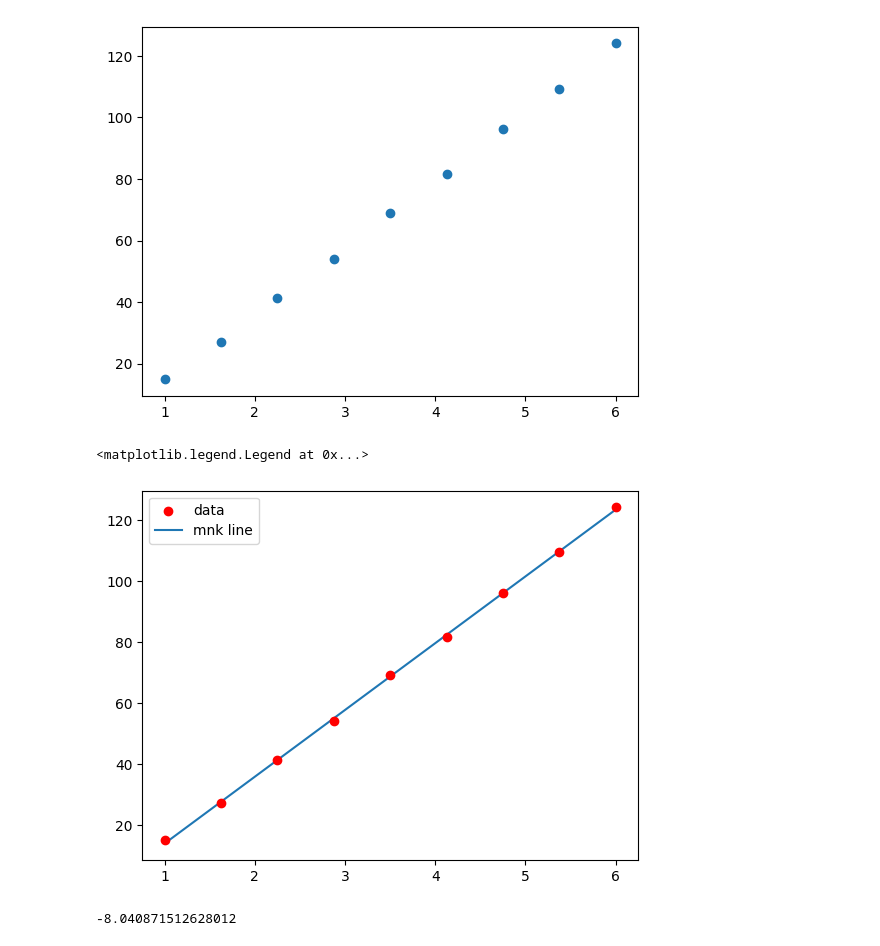
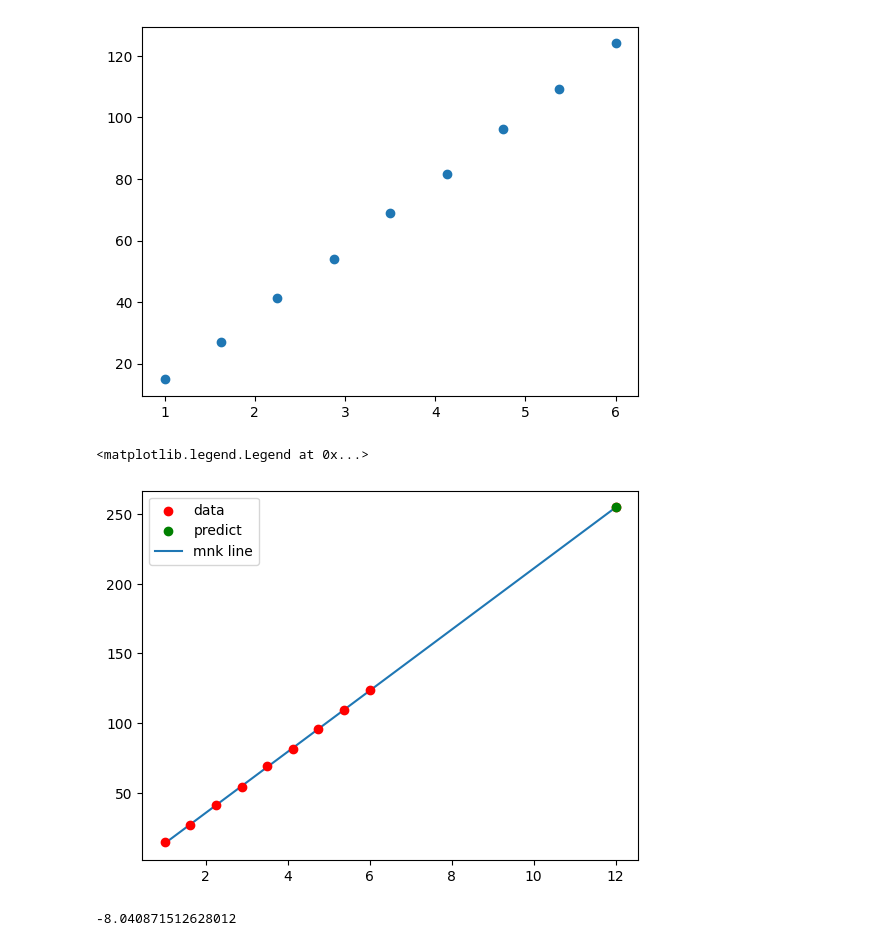
Before and after one commit to kudrmax/numerical-methods, a Jupyter notebook: approximation/6.2.2.ipynb, the cells around one changed output. Cells and saved outputs as stored; diff of their text form; code cells hidden in the pictures.

```diff
--- a/approximation/6.2.2.ipynb
+++ b/approximation/6.2.2.ipynb
@@ -4,23 +4,28 @@ import matplotlib.pyplot as plt
 # %%
 from mnk import mnk
 # %%
-t = np.array([1.0, 1.625, 2.25, 2.88, 3.5, 4.13, 4.75, 5.375, 6])
-x = np.array([14.86, 27.15, 41.19, 54, 69.03, 81.6, 96.11, 109.4, 124.03])
+t = [1.0, 1.625, 2.25, 2.88, 3.5, 4.13, 4.75, 5.375, 6]
+x = [14.86, 27.15, 41.19, 54, 69.03, 81.6, 96.11, 109.4, 124.03]
 # %%
 plt.scatter(t, x)
 # %% [output]
 <matplotlib.collections.PathCollection at 0x...>
 [figure]
 # %%
-f, coeffs = mnk(t, x, higher_degree=1)
+f, coeffs = mnk(np.array(t), np.array(x), higher_degree=1)
 b, v = coeffs
+# %%
+T2 = 2 * t[-1]
+t.append(T2)
+x.append(f(T2))
 # %%
 plt.scatter(t, x, c='r', label='data', zorder=10)
-plt.plot(t, f(t), label='mnk line')
+plt.scatter(T2, f(T2), c='g', label='predict', zorder=10)
+plt.plot(t, f(np.array(t)), label='mnk line')
 plt.legend()
 # %% [output]
 <matplotlib.legend.Legend at 0x...>
-[figure, old version]
+[figure, new version]
 # %%
 b
 # %% [output]
```
